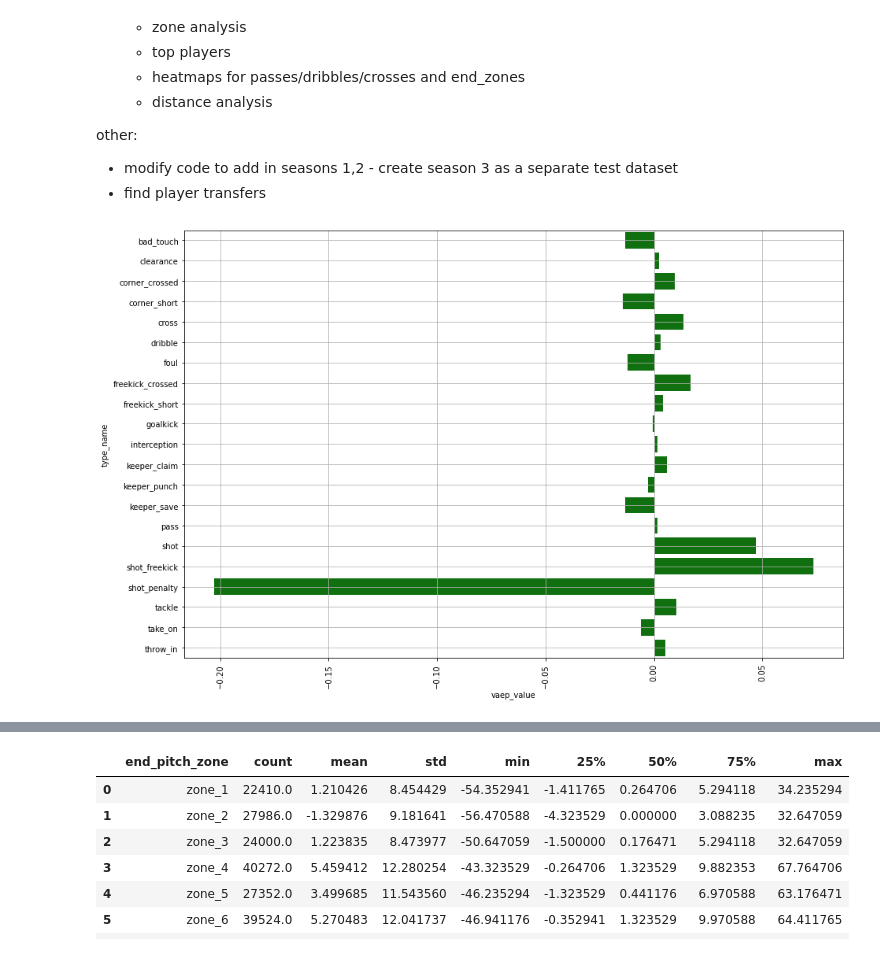
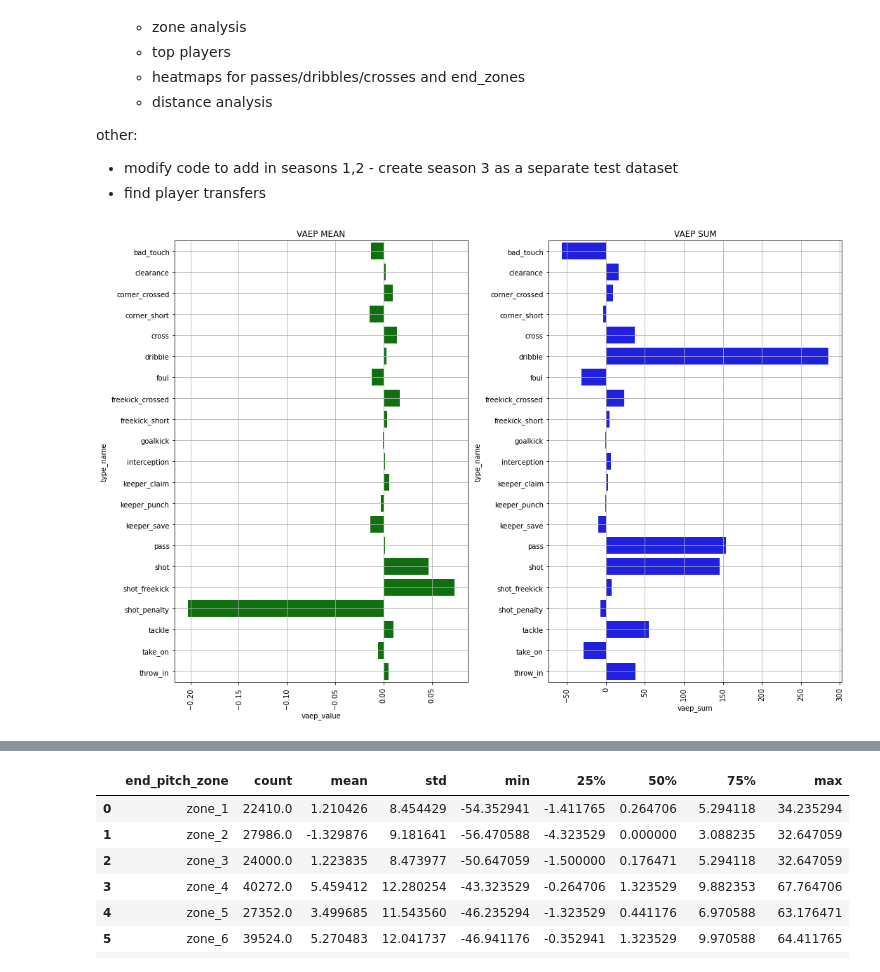
Before and after one commit to alexmihalache/Football-Analytics-Capstone---BrainStation-Final-Project, a Jupyter notebook: soccer_action_exploration.ipynb, the cells around one changed output, grey strips where cells are left out. Cells and saved outputs as stored; diff of their text form; code cells hidden in the pictures.

```diff
--- a/soccer_action_exploration.ipynb
+++ b/soccer_action_exploration.ipynb
@@ -585,11 +585,24 @@ vaep_zone_values = df_actions_zones[['end_pitch_zone', 'vaep_value']].groupby('e
 zone_values = pd.concat([vaep_zone_values, xt_zone_values['xT_value']], axis=1)
 # %%
 action_vaep = df_actions_zones[['type_name', 'vaep_value']].groupby('type_name').mean().reset_index()
+# %%
+action_vaep['vaep_sum'] = df_actions_zones[['type_name', 'vaep_value']].groupby('type_name').sum().reset_index()['vaep_value']
 # %%
-plt.figure(figsize=(15,10))
+plt.subplots(2,1, figsize=(15,10))
+
+plt.subplot(1,2,1)
 sns.barplot(y=action_vaep['type_name'], x=action_vaep['vaep_value'], color='green')
 plt.xticks(rotation='90')
+plt.title('VAEP MEAN')
 plt.grid()
+
+plt.subplot(1,2,2)
+sns.barplot(y=action_vaep['type_name'], x=action_vaep['vaep_sum'], color='blue')
+plt.xticks(rotation='90')
+plt.title('VAEP SUM')
+plt.grid()
+
+plt.tight_layout()
 plt.show()
 # %% [output]
-[figure, old version]
+[figure, new version]
```
Also changed, not shown: parts of 6 cells of this notebook.
